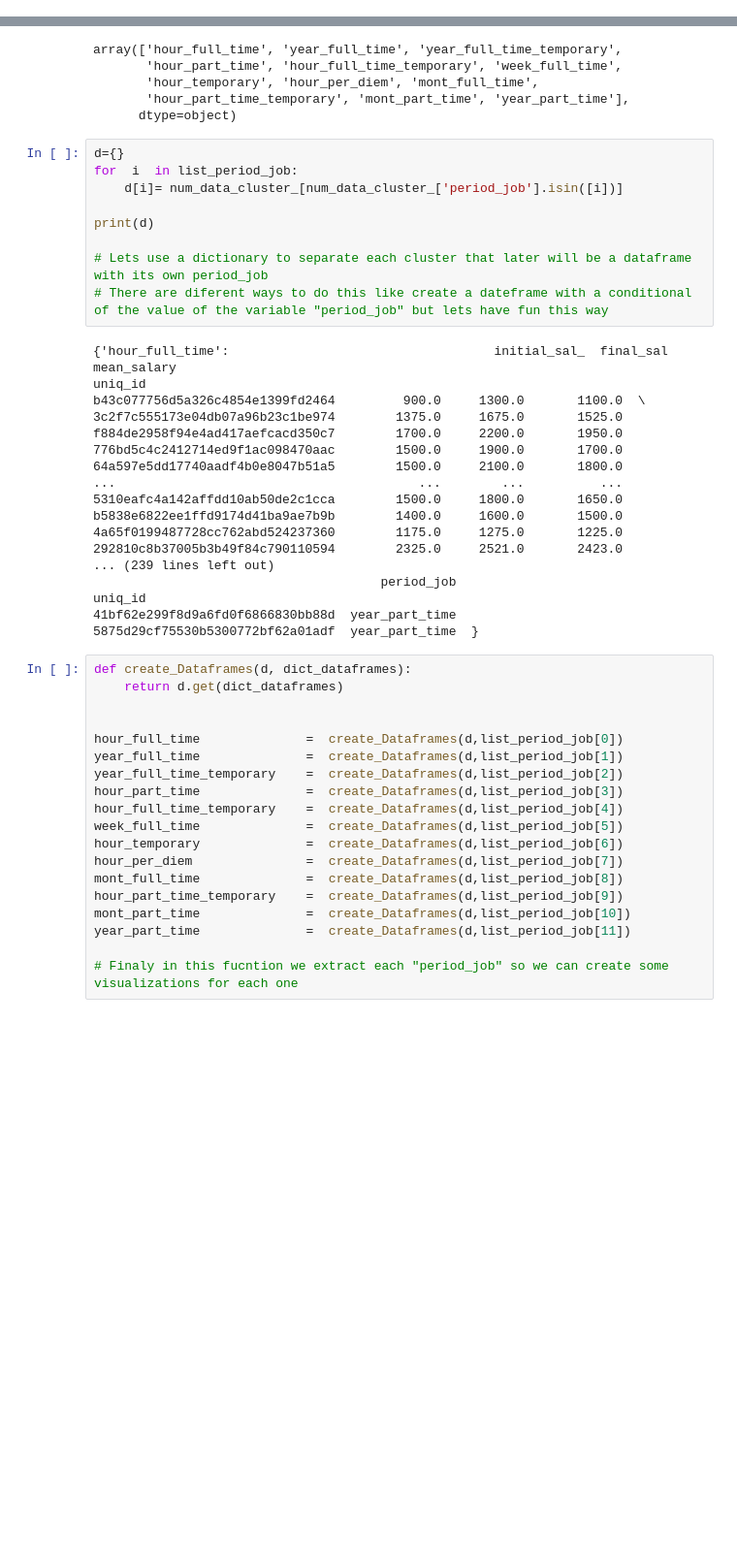
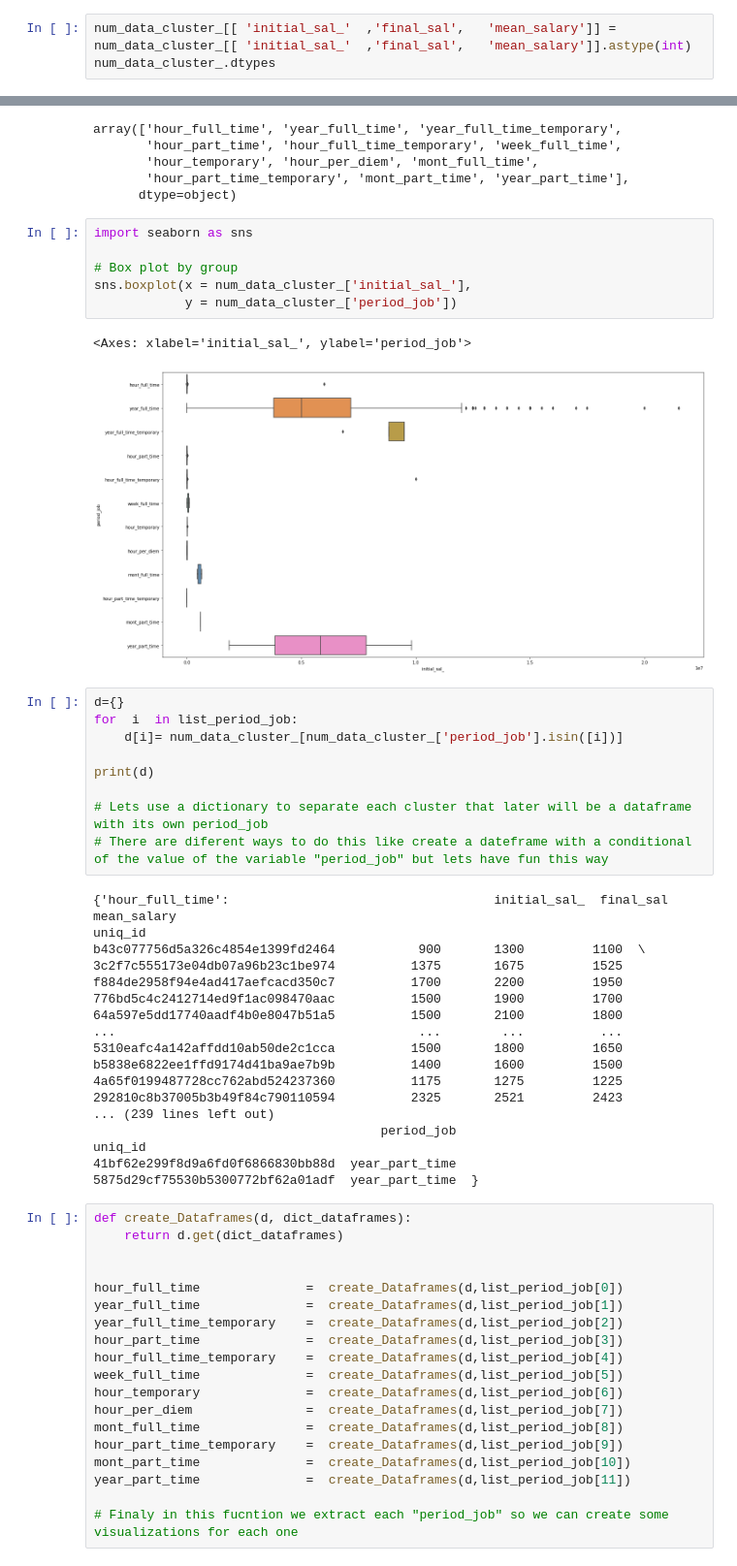
Before and after one commit to yohan-alfonso/Exploracion_Datos, a Jupyter notebook: main.ipynb, the cells around one changed output, grey strips where cells are left out. Shown at 97% size. Cells and saved outputs as stored; diff of their text form; blank space fills up the shorter version.

Commit message:
visualización con boxplot

```diff
--- a/main.ipynb
+++ b/main.ipynb
@@ -228,3 +228,6 @@ num_data_cluster_
 | 419a3714be2b30a10f628de207d041de | 4500000.0 | 6000000.0 | 5250000.0 | year_full_time |
 | 40161cf61c283af9dc2b0a62947a5f1b | 2500.0 | 2800.0 | 2650.0 | hour_full_time |
 1526 rows × 4 columns
+# %%
+num_data_cluster_[[	'initial_sal_'	,'final_sal',	'mean_salary']] = num_data_cluster_[[	'initial_sal_'	,'final_sal',	'mean_salary']].astype(int)
+num_data_cluster_.dtypes
@@ -238,6 +247,15 @@ array(['hour_full_time', 'year_full_time', 'year_full_time_temporary',
        'hour_temporary', 'hour_per_diem', 'mont_full_time',
        'hour_part_time_temporary', 'mont_part_time', 'year_part_time'],
       dtype=object)
+# %%
+import seaborn as sns
+
+# Box plot by group
+sns.boxplot(x = num_data_cluster_['initial_sal_'],
+            y = num_data_cluster_['period_job'])
+# %% [output]
+<Axes: xlabel='initial_sal_', ylabel='period_job'>
+[figure, added]
 # %%
 d={}
 for  i  in list_period_job:
@@ -250,16 +268,16 @@ print(d)
 # %% [output]
 {'hour_full_time':                                   initial_sal_  final_sal  mean_salary
 uniq_id
-b43c077756d5a326c4854e1399fd2464         900.0     1300.0       1100.0  \
-3c2f7c555173e04db07a96b23c1be974        1375.0     1675.0       1525.0
-f884de2958f94e4ad417aefcacd350c7        1700.0     2200.0       1950.0
-776bd5c4c2412714ed9f1ac098470aac        1500.0     1900.0       1700.0
-64a597e5dd17740aadf4b0e8047b51a5        1500.0     2100.0       1800.0
+b43c077756d5a326c4854e1399fd2464           900       1300         1100  \
+3c2f7c555173e04db07a96b23c1be974          1375       1675         1525
+f884de2958f94e4ad417aefcacd350c7          1700       2200         1950
+776bd5c4c2412714ed9f1ac098470aac          1500       1900         1700
+64a597e5dd17740aadf4b0e8047b51a5          1500       2100         1800
 ...                                        ...        ...          ...
-5310eafc4a142affdd10ab50de2c1cca        1500.0     1800.0       1650.0
-b5838e6822ee1ffd9174d41ba9ae7b9b        1400.0     1600.0       1500.0
-4a65f0199487728cc762abd524237360        1175.0     1275.0       1225.0
-292810c8b37005b3b49f84c790110594        2325.0     2521.0       2423.0
+5310eafc4a142affdd10ab50de2c1cca          1500       1800         1650
+b5838e6822ee1ffd9174d41ba9ae7b9b          1400       1600         1500
+4a65f0199487728cc762abd524237360          1175       1275         1225
+292810c8b37005b3b49f84c790110594          2325       2521         2423
 ... (239 lines left out)
                                       period_job
 uniq_id
```
Also changed, not shown: parts of 9 cells of this notebook.
